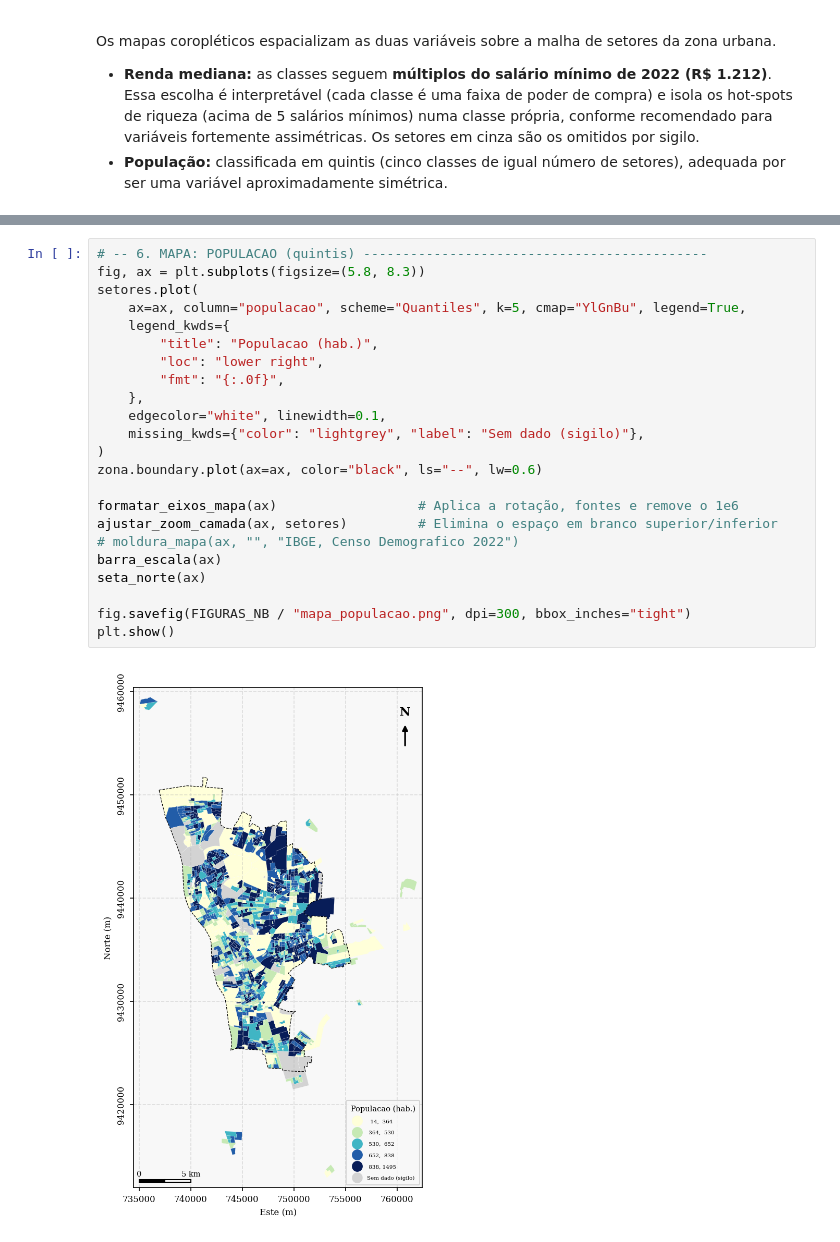
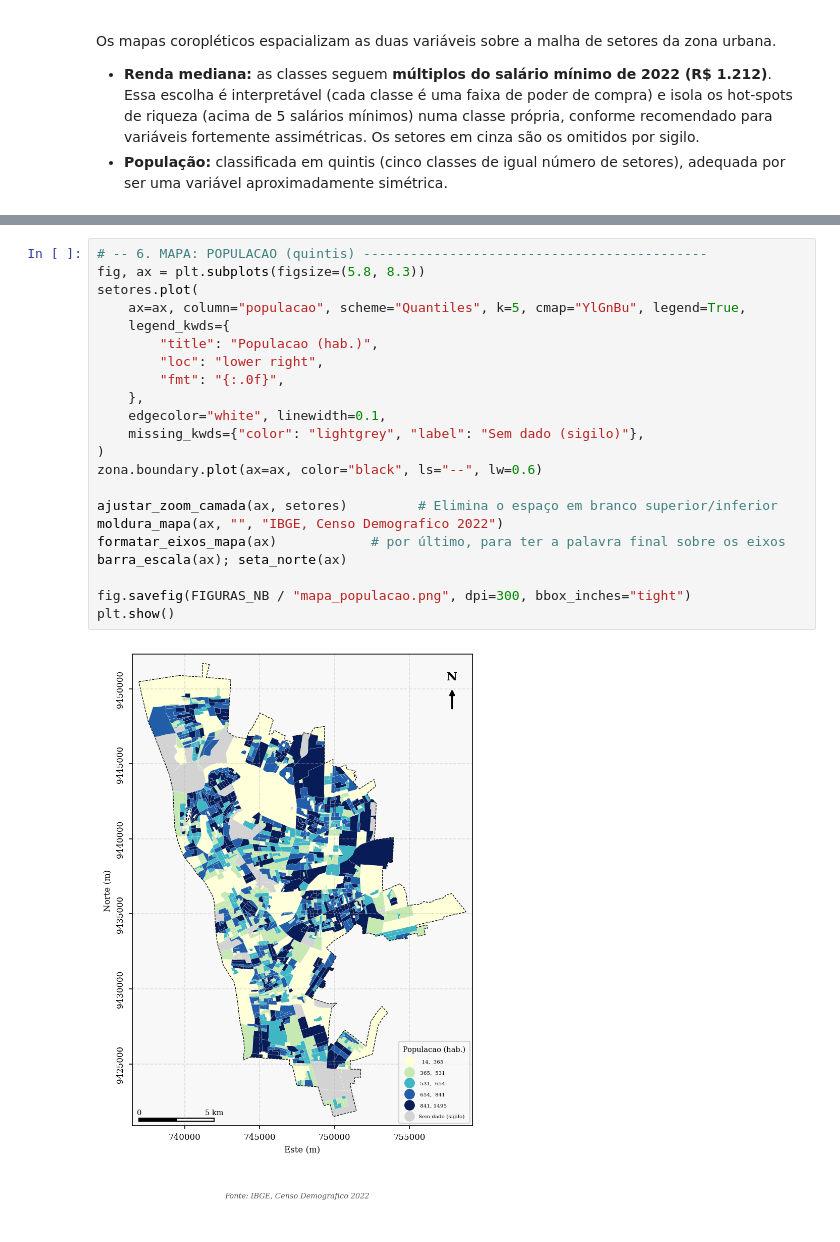
Before and after one commit to felipedantas-pi/ae2sfca-ubs, a Jupyter notebook: notebooks/01.5_AED_Socioeconomica.ipynb, the cells around one changed output, grey strips where cells are left out. Drawn from its saved outputs; the diff is of its cells as text.

```diff
--- a/notebooks/01.5_AED_Socioeconomica.ipynb
+++ b/notebooks/01.5_AED_Socioeconomica.ipynb
@@ -231,25 +227,24 @@ plt.show()
 # %%
 # -- 6. MAPA: POPULACAO (quintis) --------------------------------------------
 fig, ax = plt.subplots(figsize=(5.8, 8.3))
 setores.plot(
     ax=ax, column="populacao", scheme="Quantiles", k=5, cmap="YlGnBu", legend=True,
     legend_kwds={
         "title": "Populacao (hab.)",
         "loc": "lower right",
         "fmt": "{:.0f}",
     },
     edgecolor="white", linewidth=0.1,
     missing_kwds={"color": "lightgrey", "label": "Sem dado (sigilo)"},
 )
 zona.boundary.plot(ax=ax, color="black", ls="--", lw=0.6)
 
-formatar_eixos_mapa(ax)                  # Aplica a rotação, fontes e remove o 1e6
 ajustar_zoom_camada(ax, setores)         # Elimina o espaço em branco superior/inferior
-# moldura_mapa(ax, "", "IBGE, Censo Demografico 2022")
-barra_escala(ax)
-seta_norte(ax)
+moldura_mapa(ax, "", "IBGE, Censo Demografico 2022")
+formatar_eixos_mapa(ax)            # por último, para ter a palavra final sobre os eixos
+barra_escala(ax); seta_norte(ax)
 
 fig.savefig(FIGURAS_NB / "mapa_populacao.png", dpi=300, bbox_inches="tight")
 plt.show()
 # %% [output]
-[figure, old version]
+[figure, new version]
```
Also changed, not shown: parts of 5 cells of this notebook, 4 other files.
